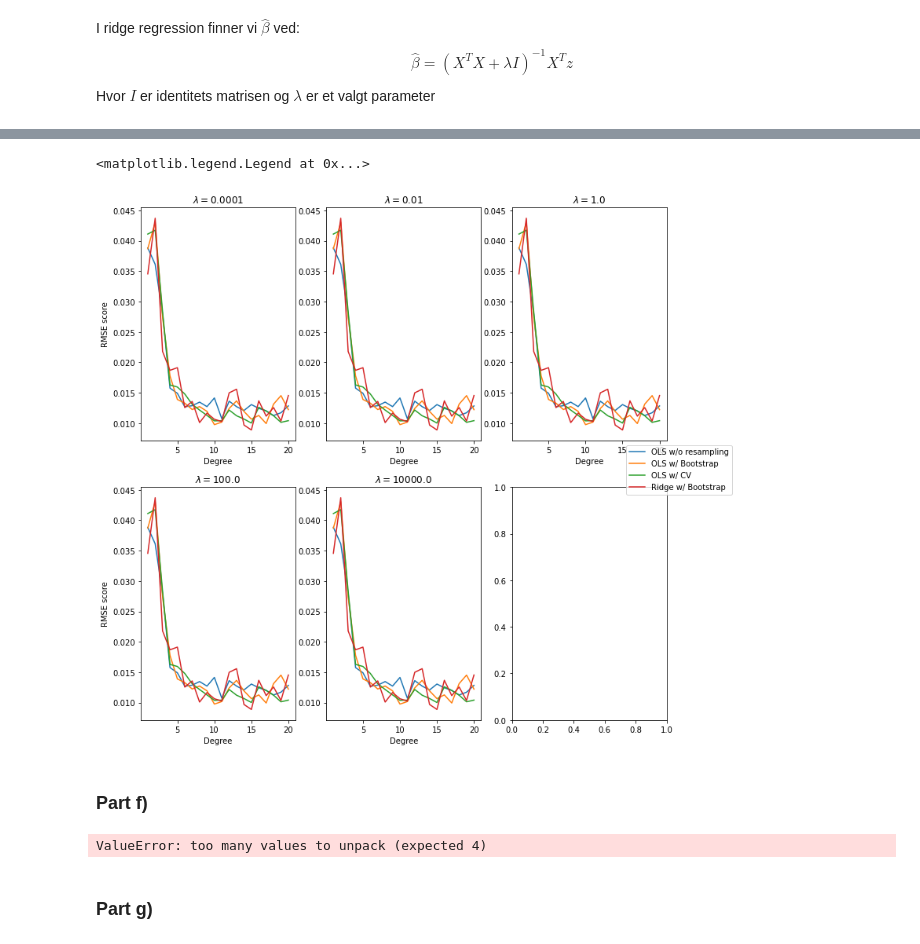
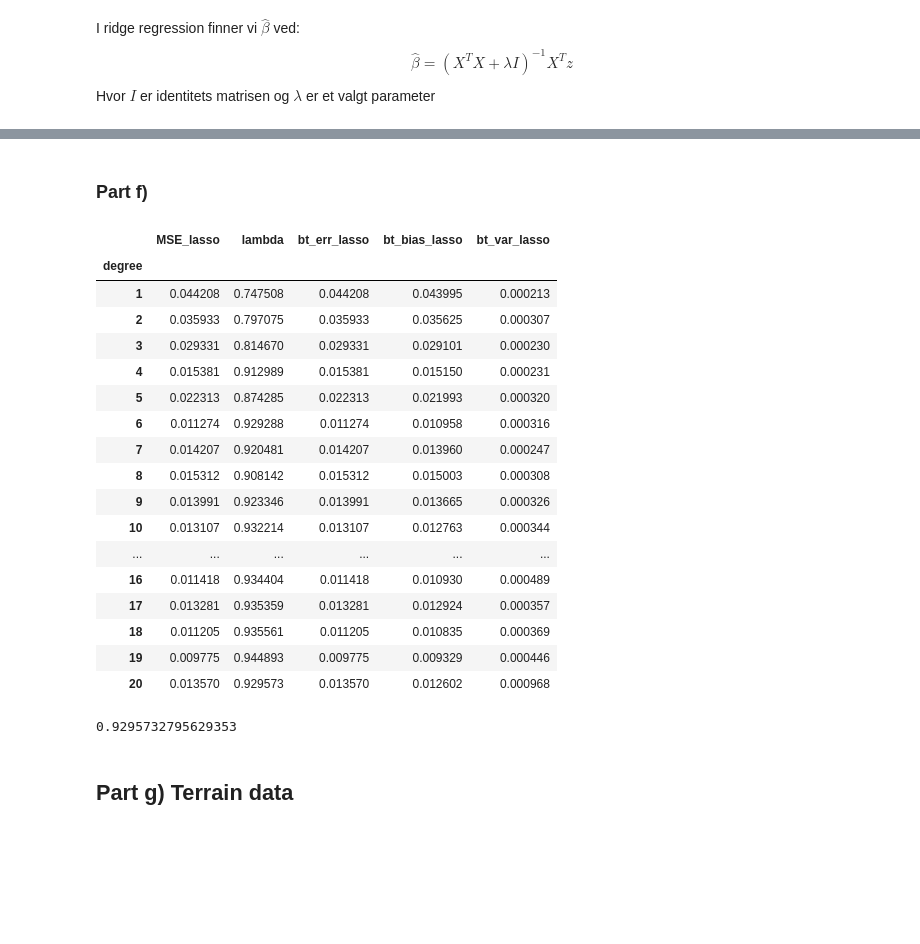
Before and after one commit to HildeLa/Project1_FYS-STK, a Jupyter notebook: Prosjekt1.ipynb, the cells around one changed output, grey strips where cells are left out. Drawn from its saved outputs; the diff is of its cells as text; code cells hidden in the pictures; blank space fills up the shorter version.

```diff
--- a/Prosjekt1.ipynb
+++ b/Prosjekt1.ipynb
@@ -443,7 +492,7 @@ for degree in degrees:
     X = create_X(x, y, degree)
     X_train, X_test, z_train, z_test = train_test_split(X,z,test_size=1/4)
 
-    boot_n = 100
+    boot_n = 500
 
     bt_MSE, bt_R2, error, bias, var = bootstrap(X_train,z_train,X_test, z_test, iterations = boot_n) #bootstrapping the z-values to get a resampled set of the 'observed' data
     metrics['error'].append(error)
@@ -821,22 +781,33 @@ display(lamb_df)
 #plottet vil oppdatere seg avhengig av N
 fig, ax = plt.subplots(int(N/2), int(N/2)+N%2, figsize= (12, 12))
 
+
 for i in range(N):
     ax.flatten()[i].plot(degrees, scores_OLS_basic[:, 0], label="OLS w/o resampling")
     ax.flatten()[i].plot(degrees, scores_OLS_boot[:, 0], label="OLS w/ Bootstrap")
     ax.flatten()[i].plot(degrees, scores_OLS_CV[:, 0], label="OLS w/ CV")
-    ax.flatten()[i].plot(degrees, scores_Ridge_boot[:, 0], label="Ridge w/ Bootstrap")
+    ax.flatten()[i].plot(degrees, lamb_df[lamb_df.columns[i]], label="Ridge w/ Bootstrap")
     ax.flatten()[i].set_xlabel("Degree")
     if i%(int(N/2)+1) == 0:
         ax.flatten()[i].set_ylabel("RMSE score")
-    ax.flatten()[i].set_title(fr"$\lambda = ${lmbda[i]}")
+    ax.flatten()[i].set_title(fr"$\lambda = ${lamb_df.columns[i]}")
 
 
 handles, labels = ax.flatten()[i].get_legend_handles_labels()
-fig.legend(handles, labels, loc='center right')
+fig.legend(handles, labels, loc='lower right')
-# %% [output]
-<matplotlib.legend.Legend at 0x...>
-[figure, removed]
+# %%
+
+X = create_X(x, y, 10) #setting the polynomial degree to 10
+X_train, X_test, z_train, z_test = train_test_split(X,z,test_size=0.2)
+
+MSE_lamb, LAMBDA, bt_err, bt_bias, bt_var = bootstrap_lamb(X_train, z_train, X_test, z_test, reg = 'ridge')
+
+fig, ax = plt.subplots()
+
+error = ax.scatter(LAMBDA, bt_err)
+bias = ax.scatter(LAMBDA, bt_bias)
+variance = ax.scatter(LAMBDA, bt_var)
+ax.labels()
 # %% [markdown]
 ### Part f)
 # %%
@@ -858,7 +829,8 @@ def meanscaler(X):
 N = 5
 lmbda = np.logspace(-4, 4, N)
 
-scores_Lasso_boot = np.zeros((maxdegree, 2, N))
+#scores_Lasso_boot = np.zeros((maxdegree, 2, N))
+scores_Lasso_boot = {'MSE_lasso':[],'lambda':[],'bt_err_lasso':[],'bt_bias_lasso':[],'bt_var_lasso':[]}
 best_i = np.zeros(maxdegree, dtype=int)
 for degree in degrees:
     X = create_X(x, y, degree)
@@ -869,30 +841,62 @@ for degree in degrees:
     z_train_boot = np.zeros(B)
     X_train_boot = np.zeros(X_train.shape)
 
-    X_train_boot, z_train_boot, x_test_boot, z_test_boot = bootstrap(X_train, z_train, X_test, z_test, reg = 'lasso')
+    MSE_lamb, LAMBDA, bt_err, bt_bias, bt_var= bootstrap(X_train, z_train, X_test, z_test, reg = 'lasso')
     #def bootstrap(x, z, x_test, z_test, iterations = 100, reg = 'OLS',lamb = False): reg = 'ridge' or 'lasso'
+    #return MSE_lamb, LAMBDA
 
-    for i, lmbda_ in enumerate(lmbda):
+    scores_Lasso_boot['MSE_lasso'].append(MSE_lamb)
+    scores_Lasso_boot['lambda'].append(LAMBDA)
+    scores_Lasso_boot['bt_err_lasso'].append(bt_err)
+    scores_Lasso_boot['bt_bias_lasso'].append(bt_bias)
+    scores_Lasso_boot['bt_var_lasso'].append(bt_var)
+
+    '''for i, lmbda_ in enumerate(lmbda):
         beta = lasso_regression(X_train_boot, z_train_boot, lmbda_)
         z_ = X_test @ beta
         scores_Lasso_boot[degree-1, 0, i] = np.sqrt(MSE(z_test, z_))
         scores_Lasso_boot[degree-1, 1, i] = R2(z_test, z_)
         if i > 0:
             if scores_Lasso_boot[degree-1, 0, i] < scores_Lasso_boot[degree-1, 0, best_i[degree-1]]:
-                best_i[degree-1] = i
+                best_i[degree-1] = i'''
 
-    print(f"Errors for degree {degree}:")
+    '''print(f"Errors for degree {degree}:")
     print(f"RMSE[Lasso w/ Bootstrap] = {scores_Lasso_boot[degree-1, 0, best_i[degree-1]]}")
     print(f"RMSE[OLS w/0 resampling] = {scores_OLS_basic[degree-1, 0]}")
     print(f"R2[Lasso w/ Bootstrap] = {scores_Lasso_boot[degree-1, 1, best_i[degree-1]]}")
     print(f"R2[OLS w/o resampling] = {scores_OLS_basic[degree-1, 1]}")
     print(f"Improvement:")
     print(f"RMSE: {scores_OLS_basic[degree-1, 0] - scores_Lasso_boot[degree-1, 0, best_i[degree-1]]}")
-    print(f"R2: {scores_Lasso_boot[degree-1, 1, best_i[degree-1]] - scores_OLS_basic[degree-1, 1]}\n")
+    print(f"R2: {scores_Lasso_boot[degree-1, 1, best_i[degree-1]] - scores_OLS_basic[degree-1, 1]}\n")'''
-# %% [output]
-ValueError: too many values to unpack (expected 4)
+# %%
+lambda_df = pd.DataFrame(scores_Lasso_boot)
+lambda_df['degree'] = degrees
+lambda_df =lambda_df.set_index('degree')
+display(lambda_df)
+
+print(LAMBDA)
+# %% [output]
+|  | MSE_lasso | lambda | bt_err_lasso | bt_bias_lasso | bt_var_lasso |
+| degree |  |  |  |  |  |
+| 1 | 0.044208 | 0.747508 | 0.044208 | 0.043995 | 0.000213 |
+| 2 | 0.035933 | 0.797075 | 0.035933 | 0.035625 | 0.000307 |
+| 3 | 0.029331 | 0.814670 | 0.029331 | 0.029101 | 0.000230 |
+| 4 | 0.015381 | 0.912989 | 0.015381 | 0.015150 | 0.000231 |
+| 5 | 0.022313 | 0.874285 | 0.022313 | 0.021993 | 0.000320 |
+| 6 | 0.011274 | 0.929288 | 0.011274 | 0.010958 | 0.000316 |
+| 7 | 0.014207 | 0.920481 | 0.014207 | 0.013960 | 0.000247 |
+| 8 | 0.015312 | 0.908142 | 0.015312 | 0.015003 | 0.000308 |
+| 9 | 0.013991 | 0.923346 | 0.013991 | 0.013665 | 0.000326 |
+| 10 | 0.013107 | 0.932214 | 0.013107 | 0.012763 | 0.000344 |
+| ... | ... | ... | ... | ... | ... |
+| 16 | 0.011418 | 0.934404 | 0.011418 | 0.010930 | 0.000489 |
+| 17 | 0.013281 | 0.935359 | 0.013281 | 0.012924 | 0.000357 |
+| 18 | 0.011205 | 0.935561 | 0.011205 | 0.010835 | 0.000369 |
+| 19 | 0.009775 | 0.944893 | 0.009775 | 0.009329 | 0.000446 |
+| 20 | 0.013570 | 0.929573 | 0.013570 | 0.012602 | 0.000968 |
+0.9295732795629353
 # %% [markdown]
-### Part g)
+## Part g) Terrain data
 # %%
 %matplotlib inline
 from imageio import imread
```
Also changed, not shown: parts of 20 cells of this notebook.
